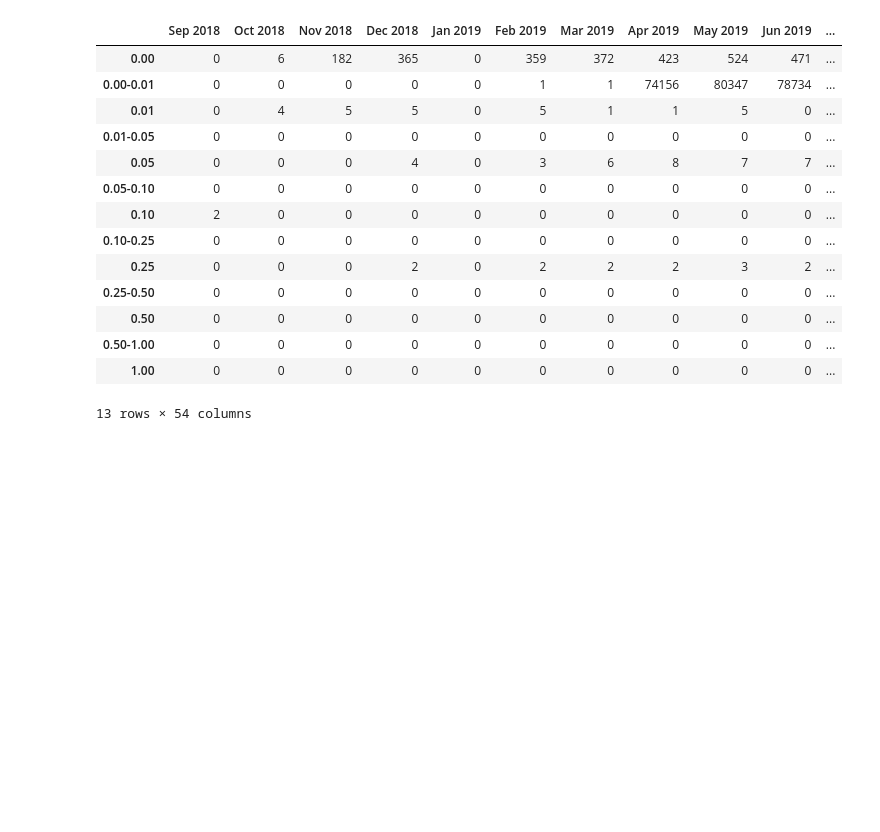
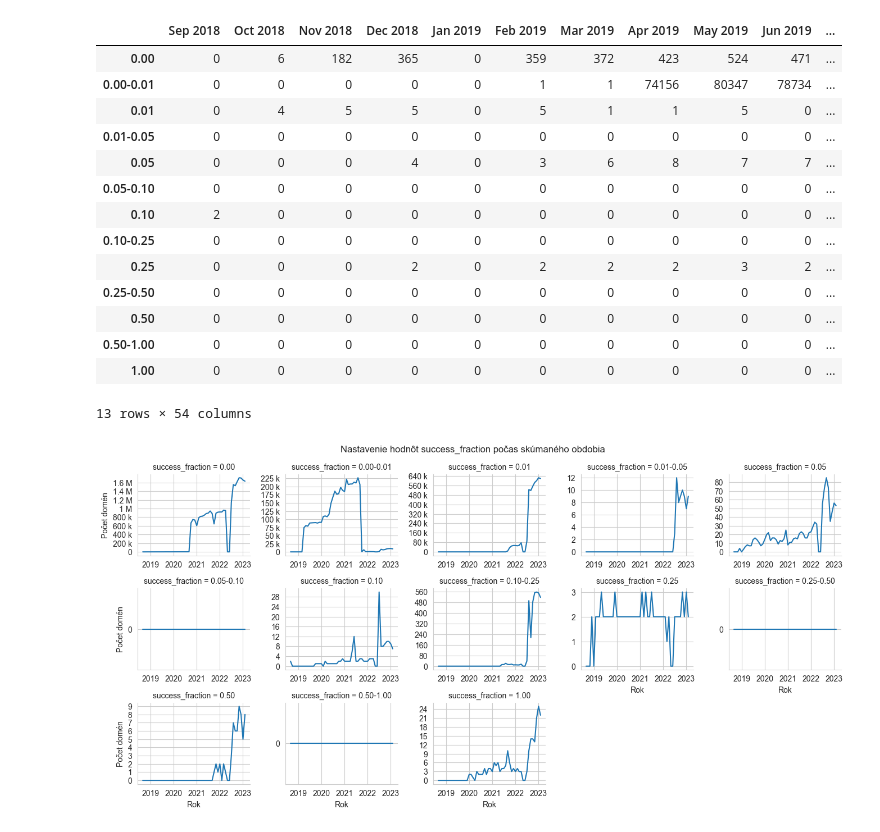
Before and after one commit to JurikMatej/IBP-NEL-Analysis-Scripts, a Jupyter notebook: results/httparchive_nel_config_success_fraction.ipynb, the cells around one changed output. Drawn from its saved outputs; the diff is of its cells as text; code cells hidden in the pictures; blank space fills up the shorter version.

Commit message:
Add config graphs, use EngFormatter where possible

```diff
--- a/results/httparchive_nel_config_success_fraction.ipynb
+++ b/results/httparchive_nel_config_success_fraction.ipynb
@@ -179,3 +182,44 @@ sf_result
 | 0.50-1.00 | 0 | 0 | 0 | 0 | 0 | 0 | 0 | 0 | 0 | 0 | ... |
 | 1.00 | 0 | 0 | 0 | 0 | 0 | 0 | 0 | 0 | 0 | 0 | ... |
 13 rows × 54 columns
+# %%
+to_plot = sf_result.stack()
+to_plot = to_plot.reset_index()
+to_plot.rename(columns={'level_0': 'success_fraction', 'level_1': 'date', 0: 'domain_count'}, inplace=True)
+
+to_plot['date_fmt'] = to_plot['date'].map(lambda date: pd.to_datetime(date))
+
+sns.set_style('whitegrid')
+
+g = sns.relplot(to_plot, kind='line', x='date_fmt', y='domain_count',
+                col='success_fraction', col_wrap=5,
+                height=2.25, aspect=1.2,
+                facet_kws={'sharey': False, 'sharex': False}
+                )
+
+for idx, ax in enumerate(g.axes):
+    ax.xaxis.remove_overlapping_locs = False
+    years = mdates.YearLocator()
+    ax.xaxis.set_major_locator(years)
+    ax.xaxis.set_major_formatter(mdates.DateFormatter("%Y"))
+
+    ax.xaxis.set_minor_locator(ticker.NullLocator())
+
+    ax.yaxis.set_major_locator(ticker.MaxNLocator(integer=True))
+    ax.yaxis.set_major_formatter(ticker.EngFormatter())
+
+    if idx in [5,9,11]:
+        ax.set_yticks([0])
+        ax.set_yticklabels([0])
+
+    ax.tick_params(axis='x', which="minor", rotation=90, labelsize=9)
+
+g.set_xlabels("Rok")
+g.set_ylabels("Počet domén")
+
+g.figure.suptitle("Nastavenie hodnôt success_fraction počas skúmaného obdobia")
+g.tight_layout()
+
+g.savefig("graphs/httparchive_nel_config_sf_dist.pdf")
+# %% [output]
+[figure, added]
```
Also changed, not shown: parts of 1 cell of this notebook, 14 other files.
